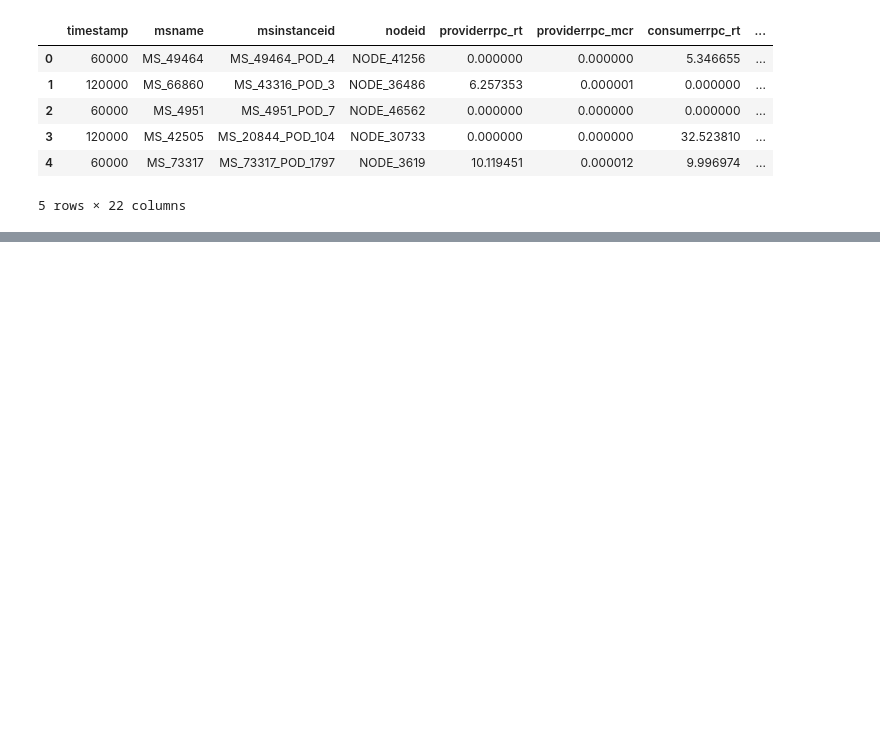
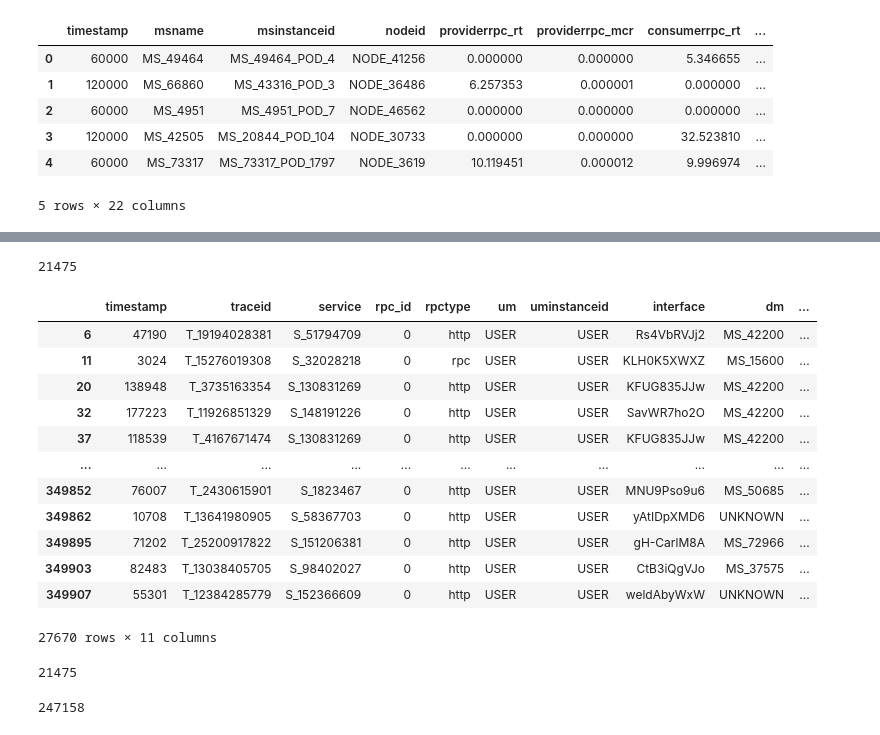
Before and after one commit to Prasanna2002/Alibaba_trace, a Jupyter notebook: ssp.ipynb, the cells around one changed output, grey strips where cells are left out. Cells and saved outputs as stored; diff of their text form; code cells hidden in the pictures; blank space fills up the shorter version.

```diff
--- a/ssp.ipynb
+++ b/ssp.ipynb
@@ -138,0 +488,2 @@ mcrrt.head(5)
+# %%
+call_sample = pd.read_csv('CallGraph_350k.csv')
@@ -138,0 +592,28 @@ mcrrt.head(5)
+# %%
+len(call_sample['service'].unique())
+# %% [output]
+21475
+# %%
+call_sample[call_sample['rpc_id'] == '0' ]
+# %% [output]
+|  | timestamp | traceid | service | rpc_id | rpctype | um | uminstanceid | interface | dm | ... |
+| 6 | 47190 | T_19194028381 | S_51794709 | 0 | http | USER | USER | Rs4VbRVJj2 | MS_42200 | ... |
+| 11 | 3024 | T_15276019308 | S_32028218 | 0 | rpc | USER | USER | KLH0K5XWXZ | MS_15600 | ... |
+| 20 | 138948 | T_3735163354 | S_130831269 | 0 | http | USER | USER | KFUG835JJw | MS_42200 | ... |
+| 32 | 177223 | T_11926851329 | S_148191226 | 0 | http | USER | USER | SavWR7ho2O | MS_42200 | ... |
+| 37 | 118539 | T_4167671474 | S_130831269 | 0 | http | USER | USER | KFUG835JJw | MS_42200 | ... |
+| ... | ... | ... | ... | ... | ... | ... | ... | ... | ... | ... |
+| 349852 | 76007 | T_2430615901 | S_1823467 | 0 | http | USER | USER | MNU9Pso9u6 | MS_50685 | ... |
+| 349862 | 10708 | T_13641980905 | S_58367703 | 0 | http | USER | USER | yAtIDpXMD6 | UNKNOWN | ... |
+| 349895 | 71202 | T_25200917822 | S_151206381 | 0 | http | USER | USER | gH-CarlM8A | MS_72966 | ... |
+| 349903 | 82483 | T_13038405705 | S_98402027 | 0 | http | USER | USER | CtB3iQgVJo | MS_37575 | ... |
+| 349907 | 55301 | T_12384285779 | S_152366609 | 0 | http | USER | USER | weldAbyWxW | UNKNOWN | ... |
+27670 rows × 11 columns
+# %%
+call_sample['service'].nunique()
+# %% [output]
+21475
+# %%
+call_sample['traceid'].nunique()
+# %% [output]
+247158
```
Also changed, not shown: parts of 51 cells of this notebook.
